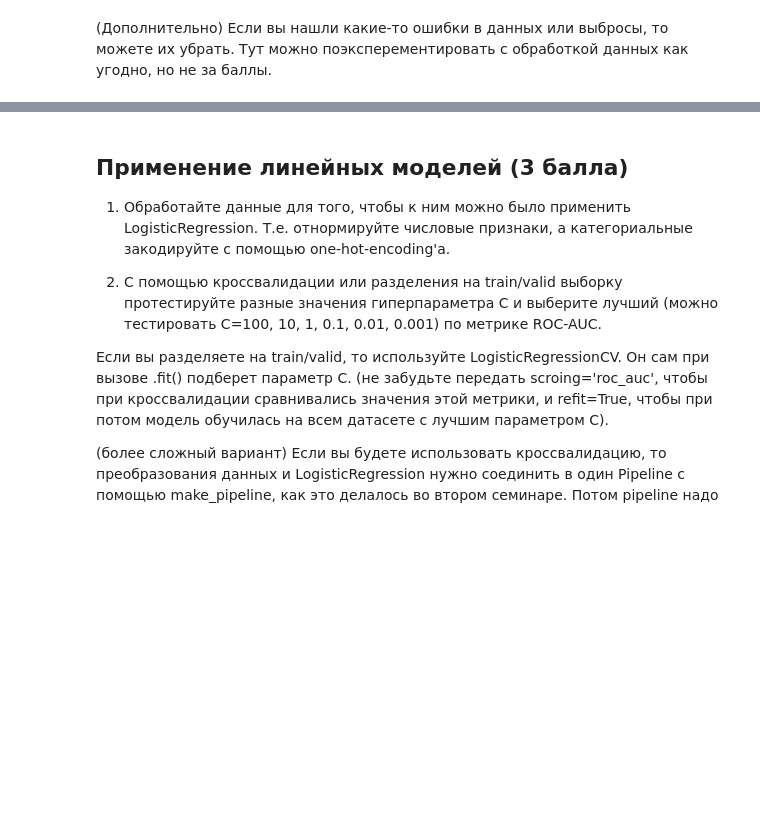
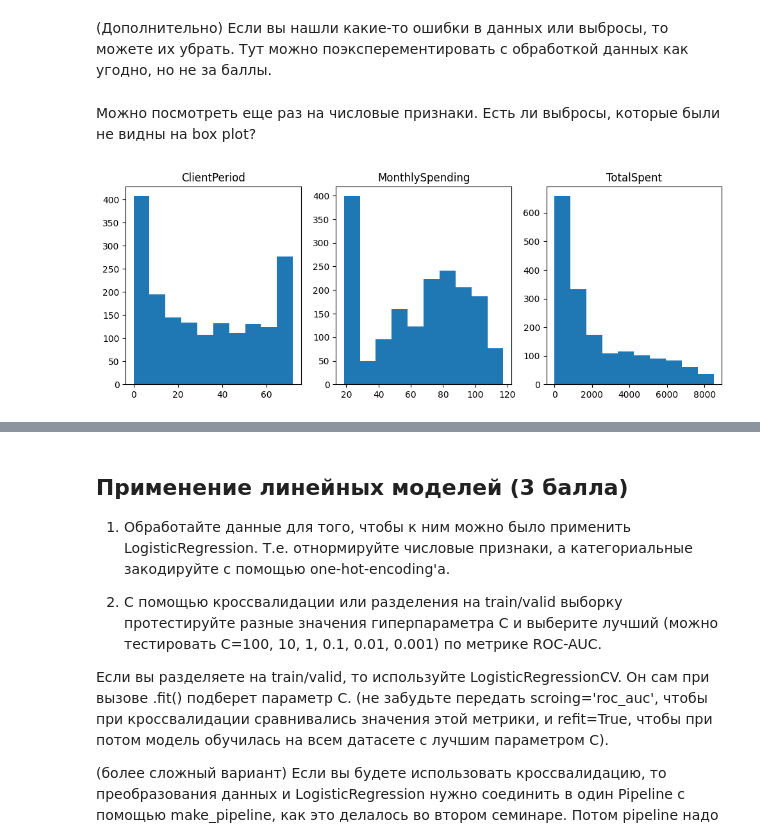
Before and after one commit to Figishe/DeepLearningSchool_part_1_ml_cv, a Jupyter notebook: week_03_composition_model_selection/Homework/hw_3_kaggle.ipynb, the cells around one changed output, grey strips where cells are left out. Drawn from its saved outputs; the diff is of its cells as text; code cells hidden in the pictures; blank space fills up the shorter version.

```diff
--- a/week_03_composition_model_selection/Homework/hw_3_kaggle.ipynb
+++ b/week_03_composition_model_selection/Homework/hw_3_kaggle.ipynb
@@ -196,0 +258,10 @@ if nans_after_cast > 0:
+# %% [markdown]
+Можно посмотреть еще раз на числовые признаки. Есть ли выбросы, которые были не видны на box plot?
+# %%
+fig, axes = plt.subplots(nrows=1, ncols=3, figsize=(12, 4))
+
+for ax, col in zip(axes, num_cols):
+    ax.hist(data[col])
+    ax.set_title(col)
+# %% [output]
+[figure, added]
```
Also changed, not shown: parts of 46 cells of this notebook.
